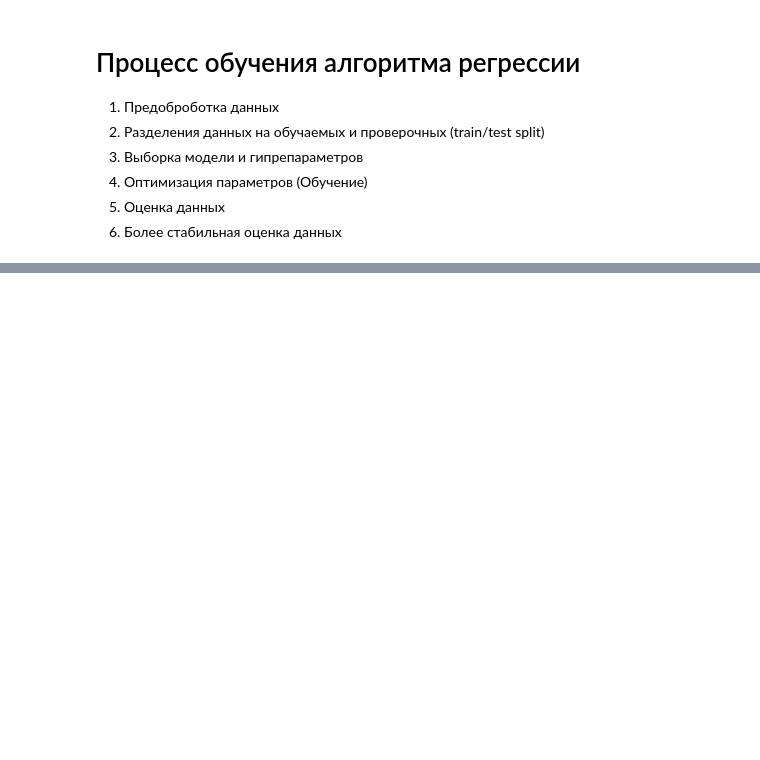
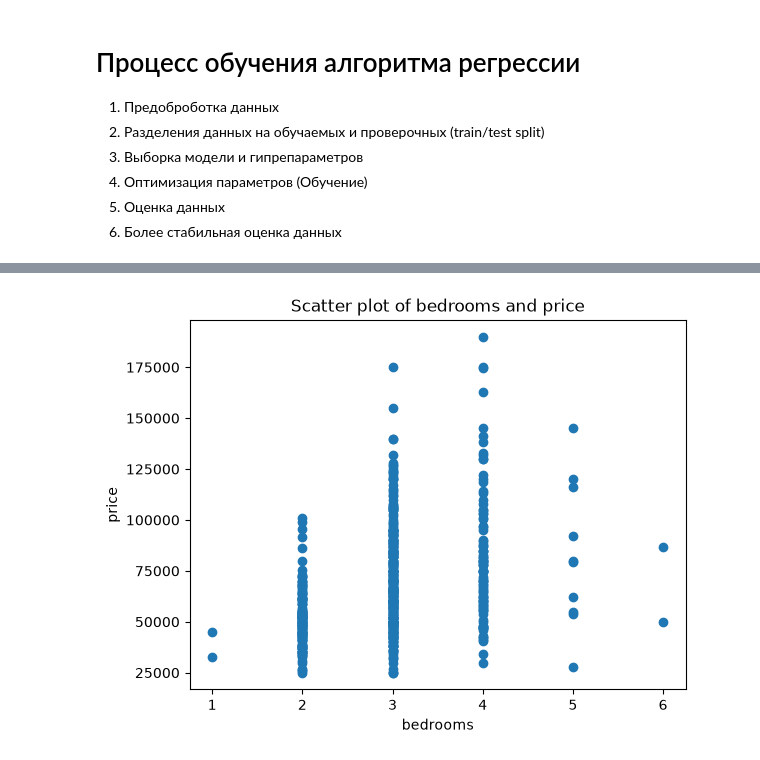
Before and after one commit to MammadovKamranIT/AI04, a Jupyter notebook: 4.ipynb, the cells around one changed output, grey strips where cells are left out. Saved outputs shown, nothing was run; the diff lists cells and outputs as text; code cells hidden in the pictures; blank space fills up the shorter version.

```diff
--- a/4.ipynb
+++ b/4.ipynb
@@ -41,0 +128,9 @@ data = pd.read_csv(FILE_PATH)
+# %%
+plt.figure()
+plt.scatter(data['bedrooms'], data['price'])
+plt.xlabel('bedrooms')
+plt.ylabel('price')
+plt.title('Scatter plot of bedrooms and price')
+plt.show()
+# %% [output]
+[figure, added]
```
Also changed, not shown: parts of 19 cells of this notebook.
